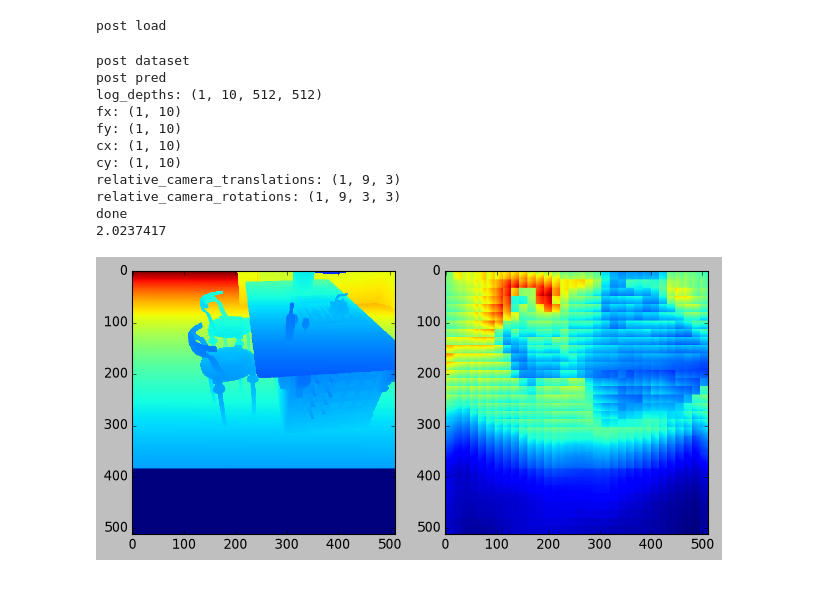
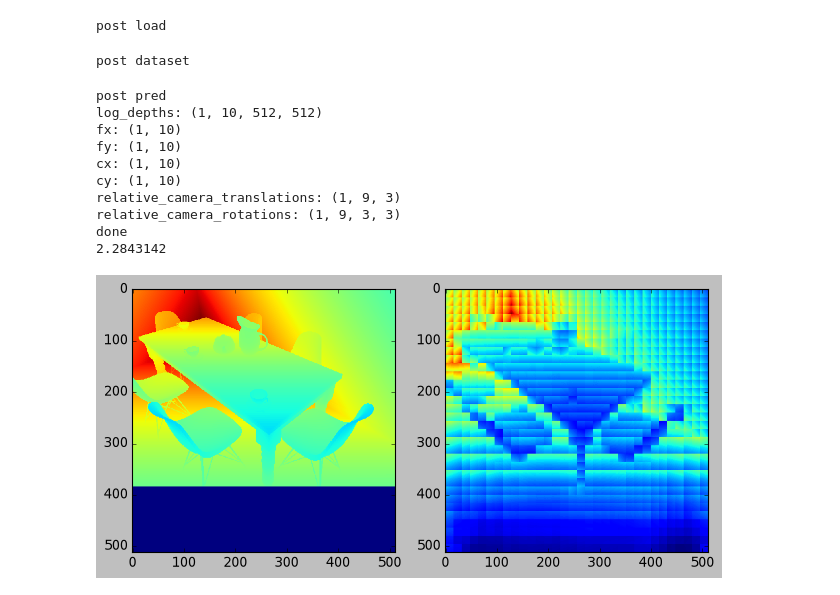
Before and after one commit to hughmathimati/PP3DR, a Jupyter notebook: PP3DR/visualise/notebook.ipynb, the cells around one changed output. Saved outputs shown, nothing was run; the diff lists cells and outputs as text; code cells hidden in the pictures.

```diff
--- a/PP3DR/visualise/notebook.ipynb
+++ b/PP3DR/visualise/notebook.ipynb
@@ -10,9 +11,10 @@ from datasets.sintel_dataset import sintel_dataset
 import matplotlib.pyplot as plt
 # %%
 model = PP3DR()
+# model = FullSwiGLU()
 remove_front = False
 # I want to see which parameters are left over after loading this.
-loaded_state_dict = torch.load("/vulcanscratch/hughma/PP3DR/LDD-INR-swiglu-only/PP3DR.pth", weights_only=True)
+loaded_state_dict = torch.load("/vulcanscratch/hughma/PP3DR/LDD-INR-DS-1000-finetune/PP3DR.pth", weights_only=True)
 if remove_front:
     # The lines here are necessary if all the loaded state dict entries begin with an extra "module."
     new_state_dict = {}
@@ -29,35 +31,35 @@ dataset = nrgbd_dataset()
 # %% [output]
 post load
 # %%
-data = dataset[1] # 8
+data = dataset[0] # 8
 print("post dataset")
 for key in data:
     data[key] = data[key].unsqueeze(0)
 with torch.amp.autocast("cuda", dtype = torch.bfloat16), torch.no_grad():
     pred = model(data['images'].to("cuda"), data['rope_x'].to("cuda"), data['rope_y'].to("cuda"))
 print("post pred")
 for key in pred:
     pred[key] = pred[key].to(torch.float32).cpu().numpy(force=True)
     print(f"{key}: {pred[key].shape}")
 print("done")
 import numpy as np
 # plt.style.use("seaborn-v0_8-darkgrid")
 plt.style.use("classic")
 fig, (a1, a2) = plt.subplots(1, 2)
 a1.imshow(data['depths'][0][0])
 a2.imshow(np.exp(pred['log_depths'][0][0]))
 print(pred['log_depths'][0][0].mean())
 fig.tight_layout()
 # %% [output]
 post dataset
-post pred
-log_depths: (1, 10, 512, 512)
-fx: (1, 10)
-fy: (1, 10)
-cx: (1, 10)
-cy: (1, 10)
-relative_camera_translations: (1, 9, 3)
-relative_camera_rotations: (1, 9, 3, 3)
-done
-2.0237417
+post pred
+log_depths: (1, 10, 512, 512)
+fx: (1, 10)
+fy: (1, 10)
+cx: (1, 10)
+cy: (1, 10)
+relative_camera_translations: (1, 9, 3)
+relative_camera_rotations: (1, 9, 3, 3)
+done
+2.2843142
-[figure, old version]
+[figure, new version]
```
Also changed, not shown: parts of 1 cell of this notebook, 5 other files.
